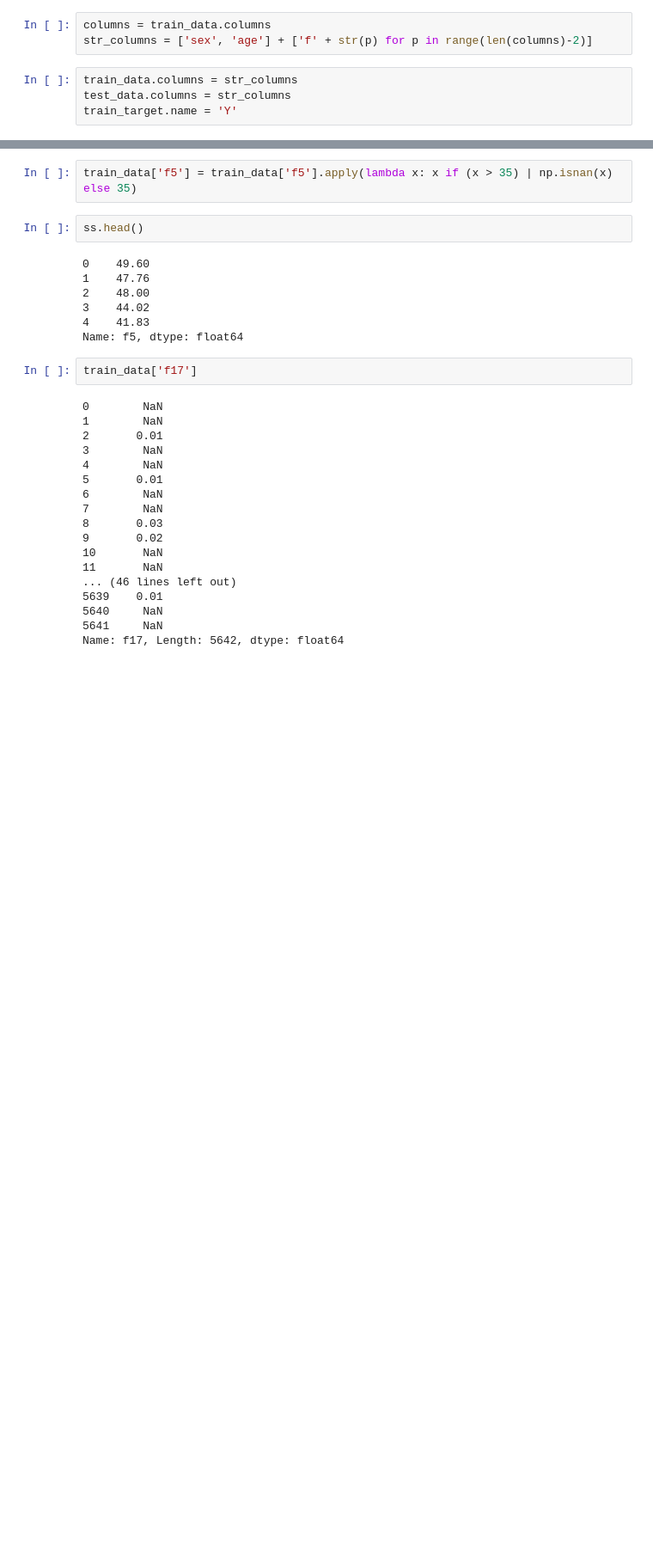
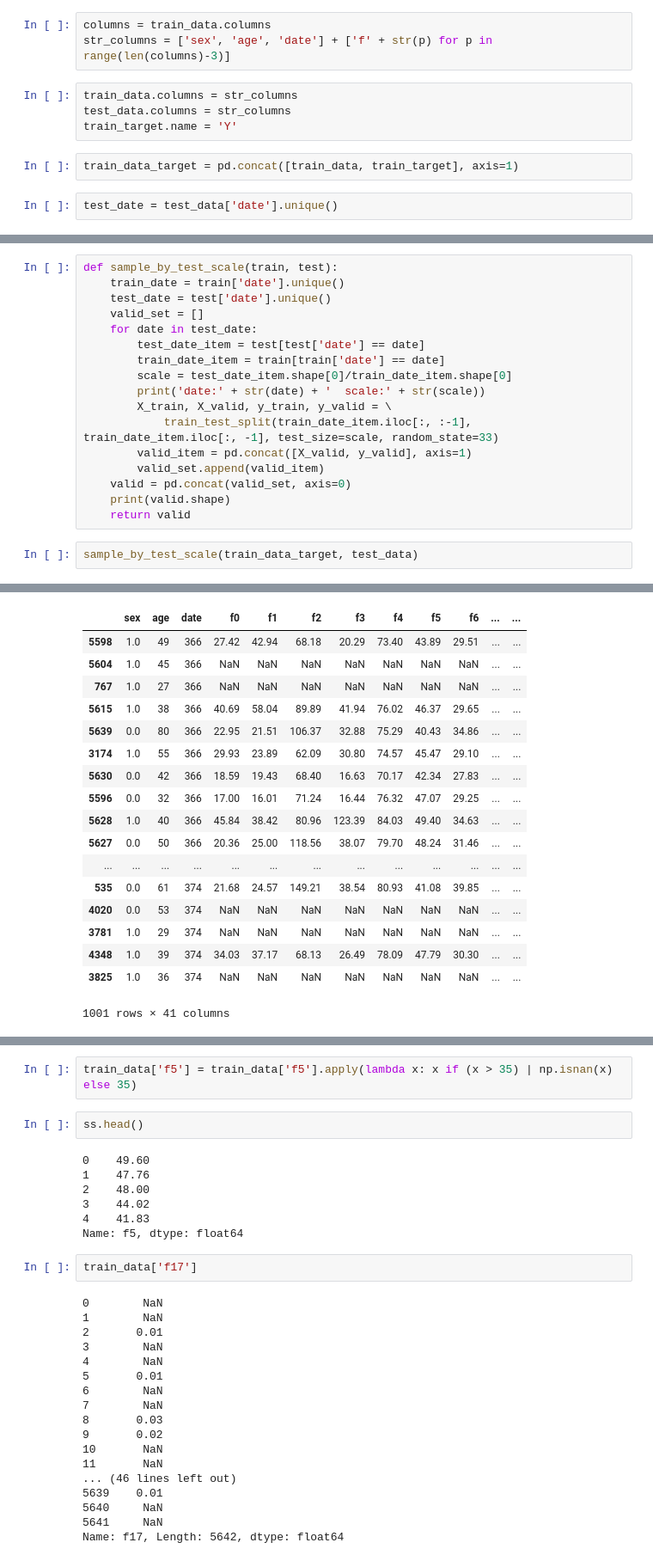
Before and after one commit to koibiki/ai-medical, a Jupyter notebook: Untitled2.ipynb, the cells around one changed output, grey strips where cells are left out. Shown: that part at 86% size. Saved outputs shown, nothing was run; the diff lists cells and outputs as text; blank space fills up the shorter version.

```diff
--- a/Untitled2.ipynb
+++ b/Untitled2.ipynb
@@ -70,8 +59,12 @@ test_data = test_data.drop(['体检日期'], axis=1)
 # test_data.fillna(test_data.median(axis=0), inplace=True)
 # %%
 columns = train_data.columns
-str_columns = ['sex', 'age'] + ['f' + str(p) for p in range(len(columns)-2)]
+str_columns = ['sex', 'age', 'date'] + ['f' + str(p) for p in range(len(columns)-3)]
 # %%
 train_data.columns = str_columns
 test_data.columns = str_columns
 train_target.name = 'Y'
+# %%
+train_data_target = pd.concat([train_data, train_target], axis=1)
+# %%
+test_date = test_data['date'].unique()
@@ -77,0 +89,20 @@ train_target.name = 'Y'
+# %%
+def sample_by_test_scale(train, test):
+    train_date = train['date'].unique()
+    test_date = test['date'].unique()
+    valid_set = []
+    for date in test_date:
+        test_date_item = test[test['date'] == date]
+        train_date_item = train[train['date'] == date]
+        scale = test_date_item.shape[0]/train_date_item.shape[0]
+        print('date:' + str(date) + '  scale:' + str(scale))
+        X_train, X_valid, y_train, y_valid = \
+            train_test_split(train_date_item.iloc[:, :-1], train_date_item.iloc[:, -1], test_size=scale, random_state=33)
+        valid_item = pd.concat([X_valid, y_valid], axis=1)
+        valid_set.append(valid_item)
+    valid = pd.concat(valid_set, axis=0)
+    print(valid.shape)
+    return valid
+# %%
+sample_by_test_scale(train_data_target, test_data)
+# %% [output]
@@ -77,0 +126,18 @@ train_target.name = 'Y'
+|  | sex | age | date | f0 | f1 | f2 | f3 | f4 | f5 | f6 | ... | ... |
+| 5598 | 1.0 | 49 | 366 | 27.42 | 42.94 | 68.18 | 20.29 | 73.40 | 43.89 | 29.51 | ... | ... |
+| 5604 | 1.0 | 45 | 366 | NaN | NaN | NaN | NaN | NaN | NaN | NaN | ... | ... |
+| 767 | 1.0 | 27 | 366 | NaN | NaN | NaN | NaN | NaN | NaN | NaN | ... | ... |
+| 5615 | 1.0 | 38 | 366 | 40.69 | 58.04 | 89.89 | 41.94 | 76.02 | 46.37 | 29.65 | ... | ... |
+| 5639 | 0.0 | 80 | 366 | 22.95 | 21.51 | 106.37 | 32.88 | 75.29 | 40.43 | 34.86 | ... | ... |
+| 3174 | 1.0 | 55 | 366 | 29.93 | 23.89 | 62.09 | 30.80 | 74.57 | 45.47 | 29.10 | ... | ... |
+| 5630 | 0.0 | 42 | 366 | 18.59 | 19.43 | 68.40 | 16.63 | 70.17 | 42.34 | 27.83 | ... | ... |
+| 5596 | 0.0 | 32 | 366 | 17.00 | 16.01 | 71.24 | 16.44 | 76.32 | 47.07 | 29.25 | ... | ... |
+| 5628 | 1.0 | 40 | 366 | 45.84 | 38.42 | 80.96 | 123.39 | 84.03 | 49.40 | 34.63 | ... | ... |
+| 5627 | 0.0 | 50 | 366 | 20.36 | 25.00 | 118.56 | 38.07 | 79.70 | 48.24 | 31.46 | ... | ... |
+| ... | ... | ... | ... | ... | ... | ... | ... | ... | ... | ... | ... | ... |
+| 535 | 0.0 | 61 | 374 | 21.68 | 24.57 | 149.21 | 38.54 | 80.93 | 41.08 | 39.85 | ... | ... |
+| 4020 | 0.0 | 53 | 374 | NaN | NaN | NaN | NaN | NaN | NaN | NaN | ... | ... |
+| 3781 | 1.0 | 29 | 374 | NaN | NaN | NaN | NaN | NaN | NaN | NaN | ... | ... |
+| 4348 | 1.0 | 39 | 374 | 34.03 | 37.17 | 68.13 | 26.49 | 78.09 | 47.79 | 30.30 | ... | ... |
+| 3825 | 1.0 | 36 | 374 | NaN | NaN | NaN | NaN | NaN | NaN | NaN | ... | ... |
+1001 rows × 41 columns
```
Also changed, not shown: parts of 11 cells of this notebook, 18 other files.
